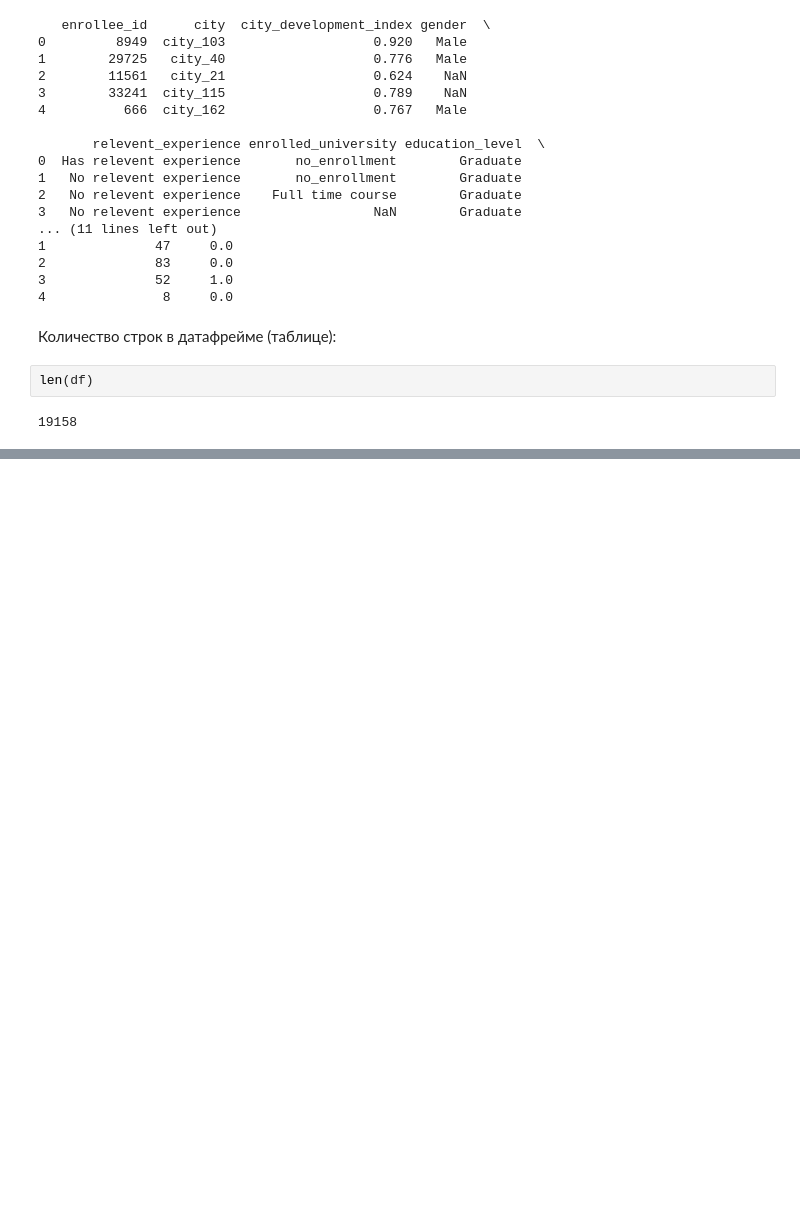
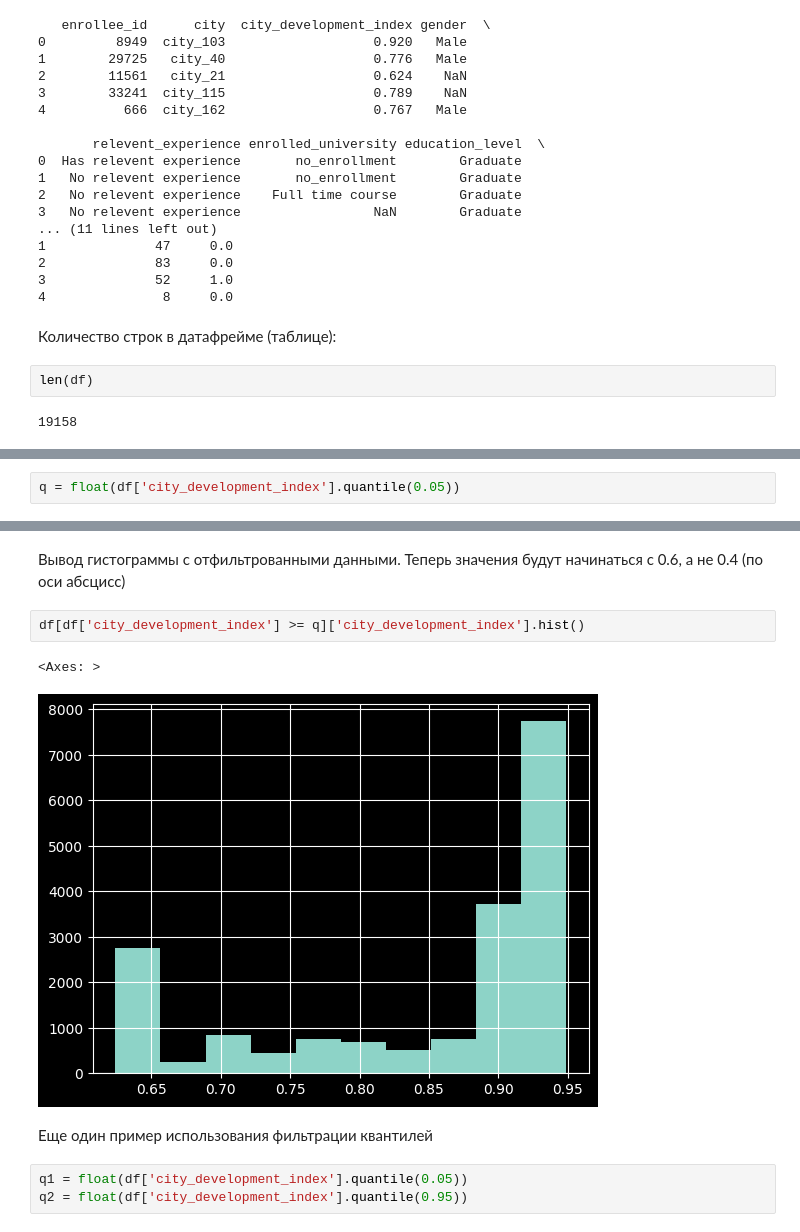
Before and after one commit to IrinaKusyakinamew/LR6, a Jupyter notebook: Основы_Pandas.ipynb, the cells around one changed output, grey strips where cells are left out. Saved outputs shown, nothing was run; the diff lists cells and outputs as text; blank space fills up the shorter version.

```diff
--- a/Основы_Pandas.ipynb
+++ b/Основы_Pandas.ipynb
@@ -177,0 +737,2 @@ len(df)
+# %%
+q = float(df['city_development_index'].quantile(0.05))
@@ -177,0 +746,12 @@ len(df)
+# %% [markdown]
+Вывод гистограммы с отфильтрованными данными. Теперь значения будут начинаться с 0.6, а не 0.4 (по оси абсцисс)
+# %%
+df[df['city_development_index'] >= q]['city_development_index'].hist()
+# %% [output]
+<Axes: >
+[figure, added]
+# %% [markdown]
+Еще один пример использования фильтрации квантилей
+# %%
+q1 = float(df['city_development_index'].quantile(0.05))
+q2 = float(df['city_development_index'].quantile(0.95))
```
Also changed, not shown: parts of 393 cells of this notebook.
